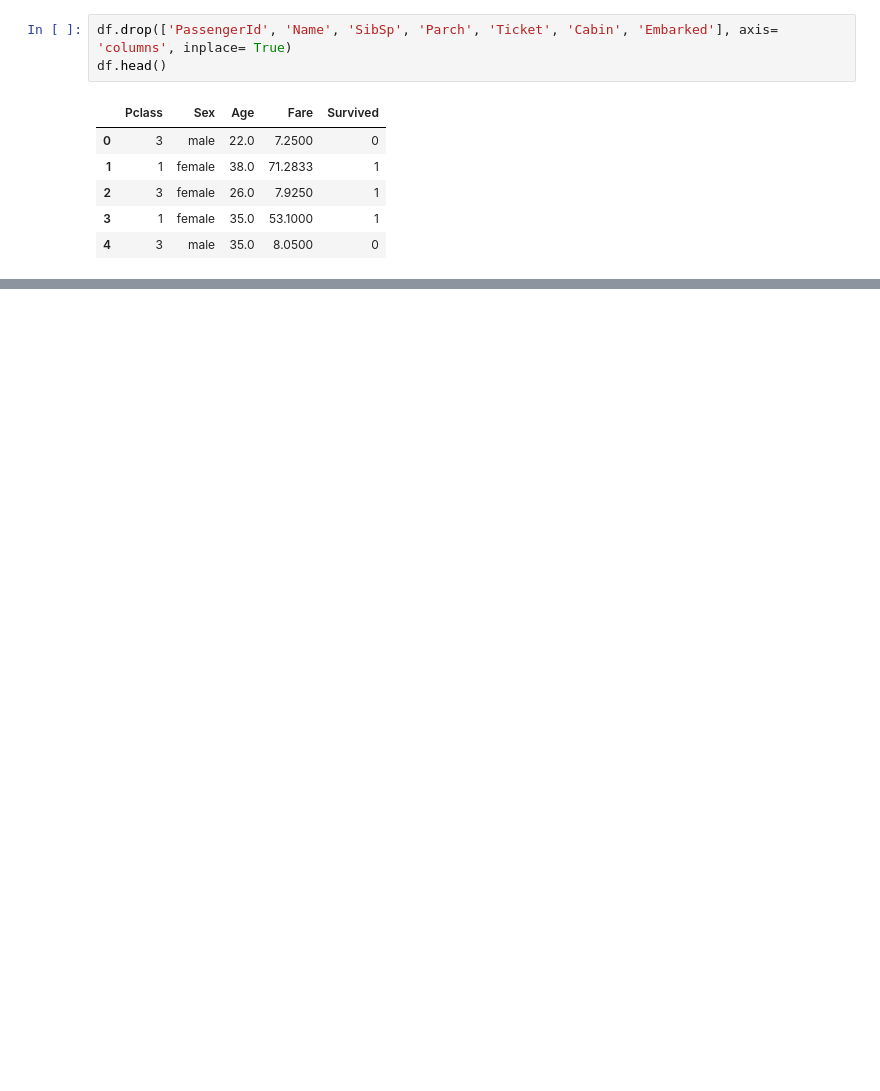
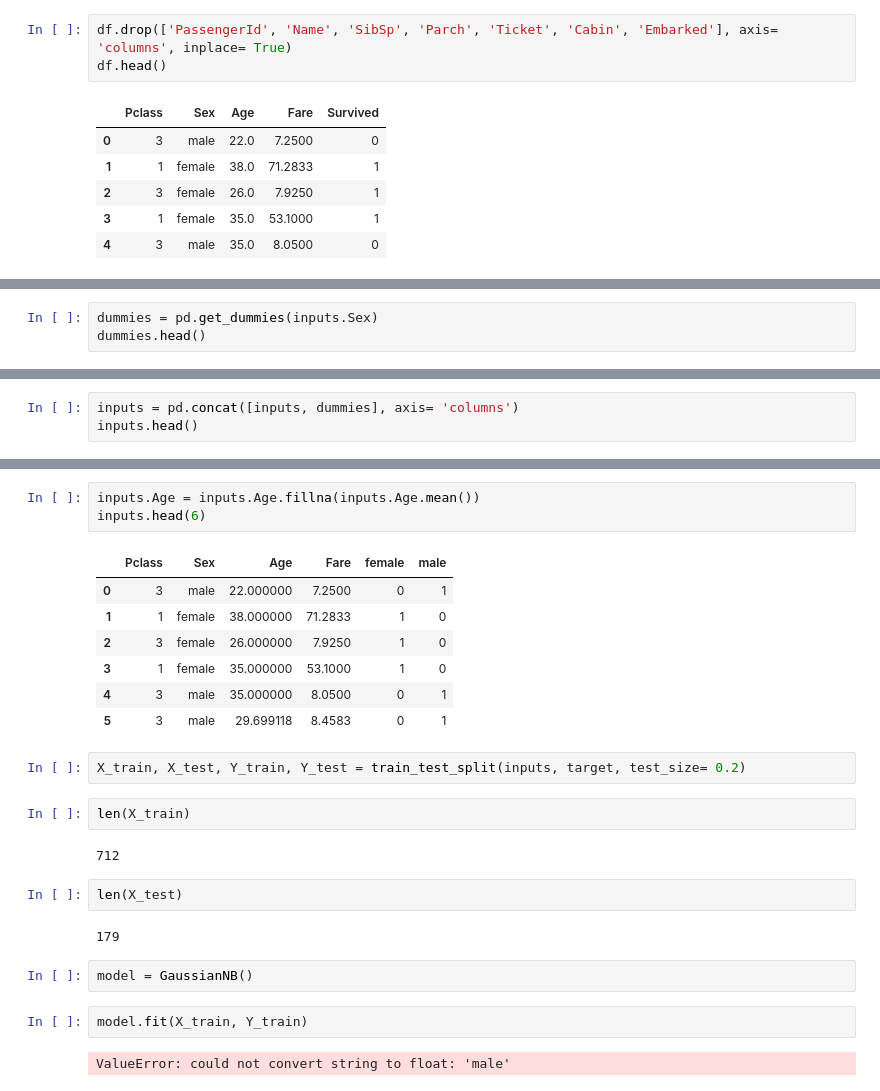
Before and after one commit to imamahasane/DataScienceRoadmap, a Jupyter notebook: 5_ML/14_Naive Bayes Classifier.ipynb, the cells around one changed output, grey strips where cells are left out. Saved outputs shown, nothing was run; the diff lists cells and outputs as text; blank space fills up the shorter version.

```diff
--- a/5_ML/14_Naive Bayes Classifier.ipynb
+++ b/5_ML/14_Naive Bayes Classifier.ipynb
@@ -25,0 +29,3 @@ inputs= df.drop('Survived', axis= 'columns')
+# %%
+dummies = pd.get_dummies(inputs.Sex)
+dummies.head()
@@ -25,0 +39,3 @@ inputs= df.drop('Survived', axis= 'columns')
+# %%
+inputs = pd.concat([inputs, dummies], axis= 'columns')
+inputs.head()
@@ -25,0 +70,27 @@ inputs= df.drop('Survived', axis= 'columns')
+# %%
+inputs.Age = inputs.Age.fillna(inputs.Age.mean())
+inputs.head(6)
+# %% [output]
+|  | Pclass | Sex | Age | Fare | female | male |
+| 0 | 3 | male | 22.000000 | 7.2500 | 0 | 1 |
+| 1 | 1 | female | 38.000000 | 71.2833 | 1 | 0 |
+| 2 | 3 | female | 26.000000 | 7.9250 | 1 | 0 |
+| 3 | 1 | female | 35.000000 | 53.1000 | 1 | 0 |
+| 4 | 3 | male | 35.000000 | 8.0500 | 0 | 1 |
+| 5 | 3 | male | 29.699118 | 8.4583 | 0 | 1 |
+# %%
+X_train, X_test, Y_train, Y_test = train_test_split(inputs, target, test_size= 0.2)
+# %%
+len(X_train)
+# %% [output]
+712
+# %%
+len(X_test)
+# %% [output]
+179
+# %%
+model = GaussianNB()
+# %%
+model.fit(X_train, Y_train)
+# %% [output]
+ValueError: could not convert string to float: 'male'
```
Also changed, not shown: parts of 9 cells of this notebook, 2 other files.
